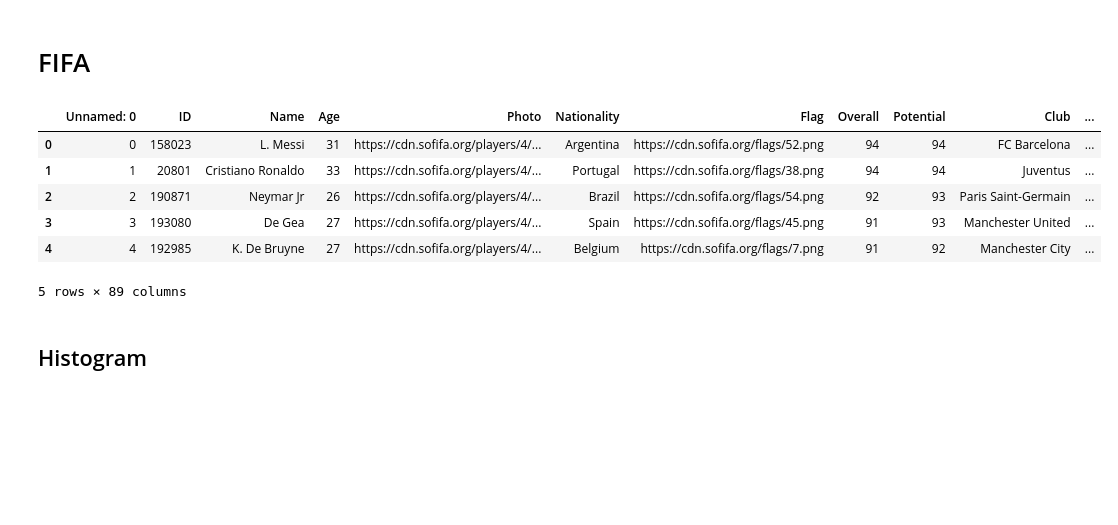
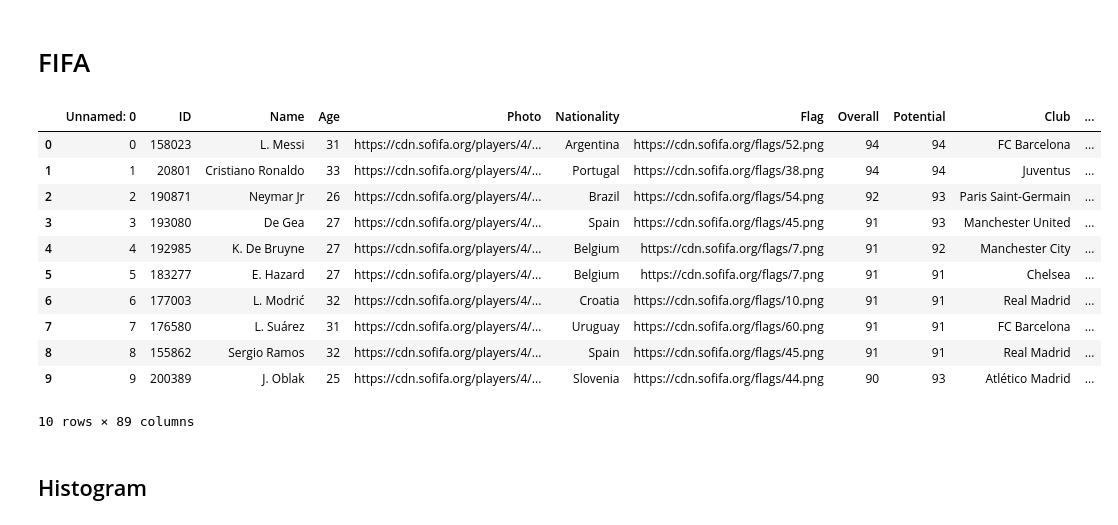
Before and after one commit to VAIBHAVranjan1/Learning-Matplotlib, a Jupyter notebook: fifa_data.ipynb, the cells around one changed output. Drawn from its saved outputs; the diff is of its cells as text; code cells hidden in the pictures; blank space fills up the shorter version.

```diff
--- a/fifa_data.ipynb
+++ b/fifa_data.ipynb
@@ -7,15 +7,20 @@ import pandas as pd
 # %%
 fifa = pd.read_csv('./fifa_data.csv')
 # %%
-fifa.head(5)
+fifa.head(10)
 # %% [output]
 |  | Unnamed: 0 | ID | Name | Age | Photo | Nationality | Flag | Overall | Potential | Club | ... |
 | 0 | 0 | 158023 | L. Messi | 31 | https://cdn.sofifa.org/players/4/... | Argentina | https://cdn.sofifa.org/flags/52.png | 94 | 94 | FC Barcelona | ... |
 | 1 | 1 | 20801 | Cristiano Ronaldo | 33 | https://cdn.sofifa.org/players/4/... | Portugal | https://cdn.sofifa.org/flags/38.png | 94 | 94 | Juventus | ... |
 | 2 | 2 | 190871 | Neymar Jr | 26 | https://cdn.sofifa.org/players/4/... | Brazil | https://cdn.sofifa.org/flags/54.png | 92 | 93 | Paris Saint-Germain | ... |
 | 3 | 3 | 193080 | De Gea | 27 | https://cdn.sofifa.org/players/4/... | Spain | https://cdn.sofifa.org/flags/45.png | 91 | 93 | Manchester United | ... |
 | 4 | 4 | 192985 | K. De Bruyne | 27 | https://cdn.sofifa.org/players/4/... | Belgium | https://cdn.sofifa.org/flags/7.png | 91 | 92 | Manchester City | ... |
+| 5 | 5 | 183277 | E. Hazard | 27 | https://cdn.sofifa.org/players/4/... | Belgium | https://cdn.sofifa.org/flags/7.png | 91 | 91 | Chelsea | ... |
+| 6 | 6 | 177003 | L. Modrić | 32 | https://cdn.sofifa.org/players/4/... | Croatia | https://cdn.sofifa.org/flags/10.png | 91 | 91 | Real Madrid | ... |
+| 7 | 7 | 176580 | L. Suárez | 31 | https://cdn.sofifa.org/players/4/... | Uruguay | https://cdn.sofifa.org/flags/60.png | 91 | 91 | FC Barcelona | ... |
+| 8 | 8 | 155862 | Sergio Ramos | 32 | https://cdn.sofifa.org/players/4/... | Spain | https://cdn.sofifa.org/flags/45.png | 91 | 91 | Real Madrid | ... |
+| 9 | 9 | 200389 | J. Oblak | 25 | https://cdn.sofifa.org/players/4/... | Slovenia | https://cdn.sofifa.org/flags/44.png | 90 | 93 | Atlético Madrid | ... |
-5 rows × 89 columns
+10 rows × 89 columns
 # %% [markdown]
 ## Histogram
 # %%
```
Also changed, not shown: parts of 4 cells of this notebook.
